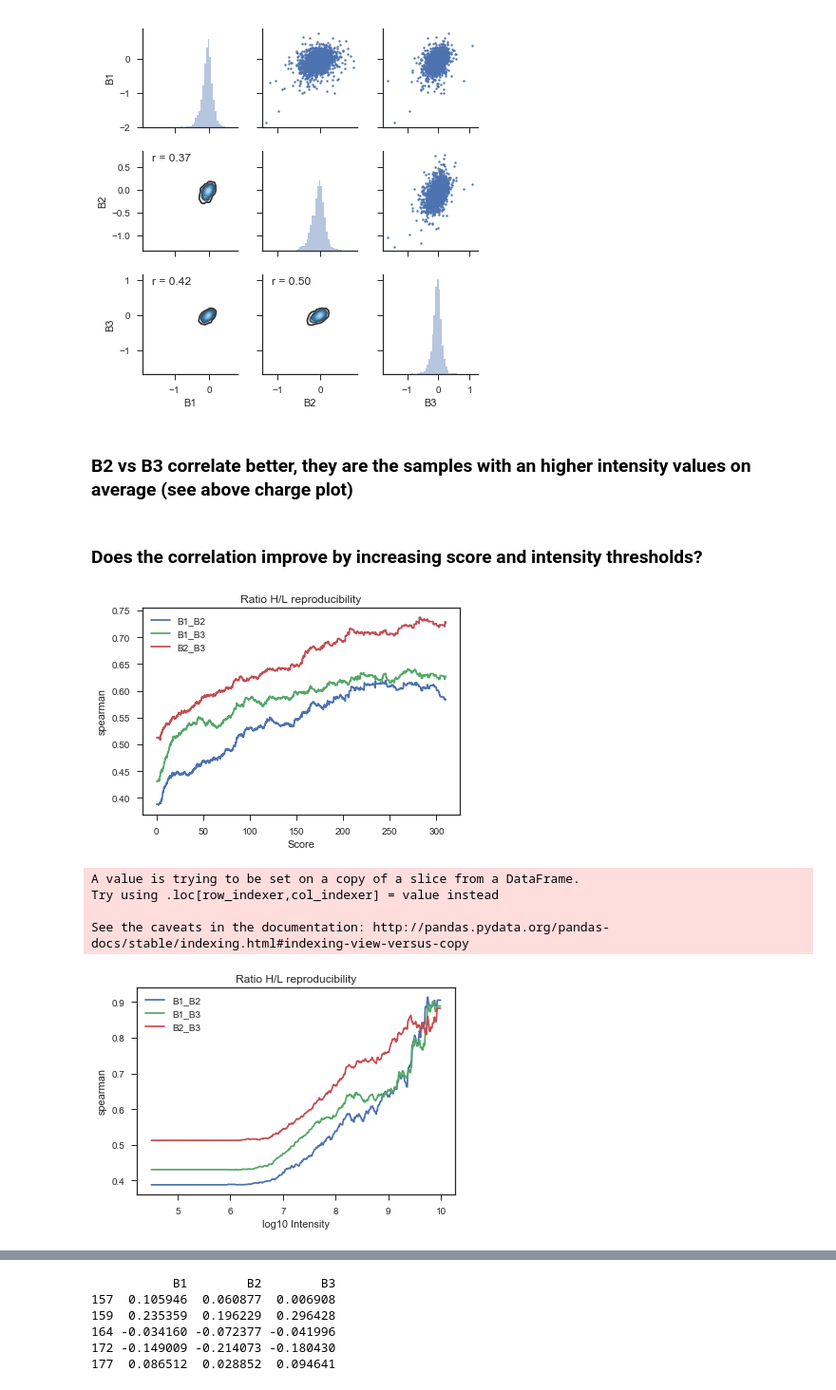
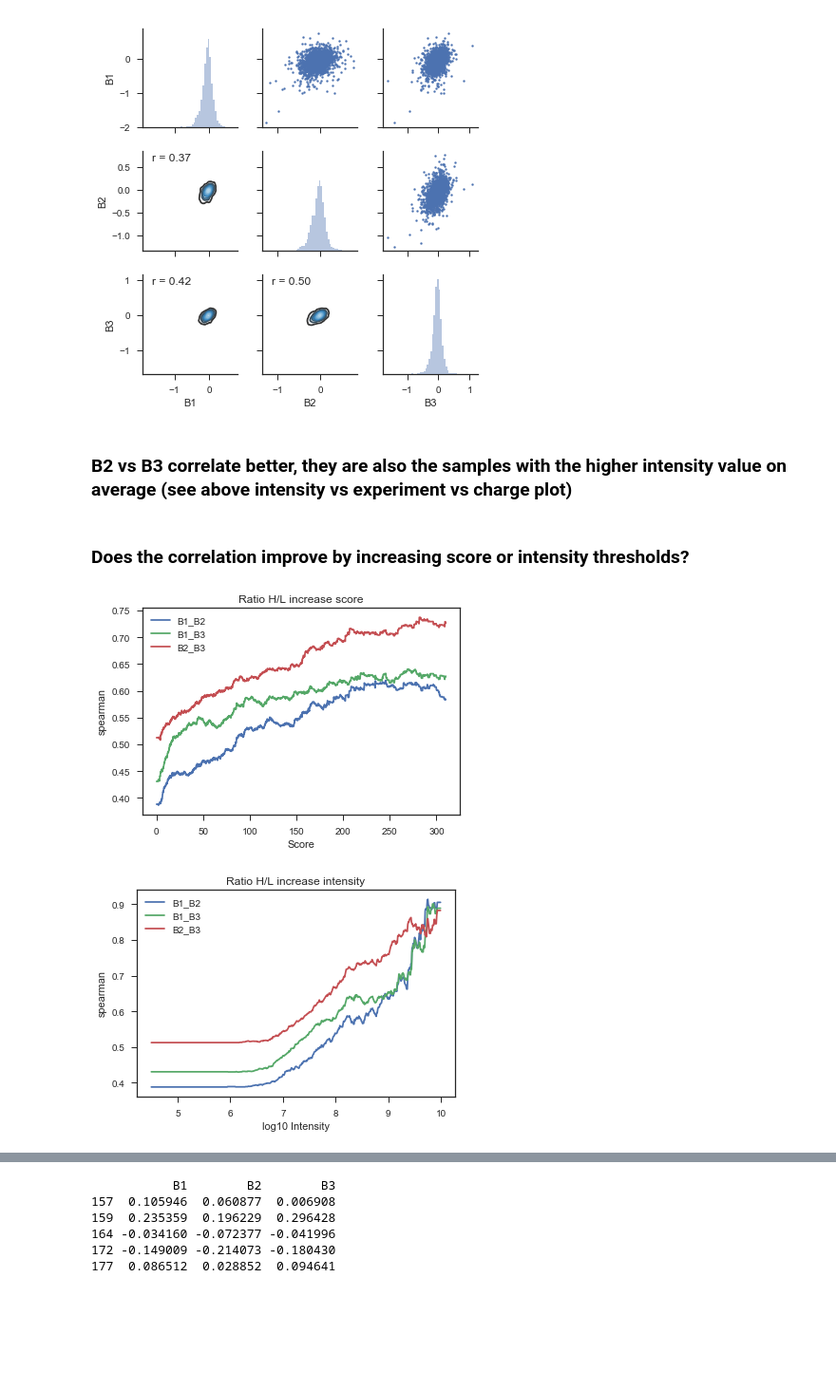
Before and after one commit to mtinti/arno_dro_embryo, a Jupyter notebook: analysis.ipynb, the cells around one changed output, grey strips where cells are left out. Shown at 95% size. Cells and saved outputs as stored; diff of their text form; code cells hidden in the pictures; blank space fills up the shorter version.

Commit message:
add new plots, polish text

```diff
--- a/analysis.ipynb
+++ b/analysis.ipynb
@@ -52,7 +53,10 @@ def make_scatter_matrix(in_df):
 # %%
-
-#use the evidence file for sanity check
+import warnings
+warnings.filterwarnings('ignore')
+#use the evidence file for a sanity check
 df = pd.read_table('evidence.txt')
-#make log10 of intensity for better visualization
+#make log10 of intensity for better visualisation
 df['log10intensity']=np.log10(df['Intensity'])
+df['log10intensityL']=np.log10(df['Intensity L'])
+df['log10intensityH']=np.log10(df['Intensity H'])
 # %%
@@ -90,3 +208,30 @@ plt.title('fraction of Missed cleavages')
 # %% [output]
 Text(0.5,1,'fraction of Missed cleavages')
 [figure]
+# %%
+#detailed percentage of missed cleavages x raw files
+selection = df[ (df["Missed cleavages"]>0) & ( (df["Experiment"]=='B1-std')
+                                              | (df["Experiment"]=='B2-std')
+                                              | (df["Experiment"]=='B3-std')
+                                             ) ]
+selection['count']=1
+selection = selection[[
+                'Raw file',
+                "count"]].groupby(['Raw file']).sum()
+
+selection2 = df[ (df["Missed cleavages"]==0) & ( (df["Experiment"]=='B1-std')
+                                              | (df["Experiment"]=='B2-std')
+                                              | (df["Experiment"]=='B3-std')
+                                             ) ]
+selection2['count']=1
+selection2 = selection2[[
+                'Raw file',
+                "count"]].groupby(['Raw file']).sum()
+
+
+selection = selection/selection2*100
+selection.plot(figsize=(20,4))
+plt.xticks(np.arange(len(selection.index.values)),
+           selection.index.values,
+           rotation=45, ha="right")
+''
@@ -150,10 +302,12 @@ make_scatter_matrix(temp.dropna())
 154 -0.358491 -0.353764 -0.419198
 [figure]
 # %% [markdown]
-### B2 vs B3 correlate better, they are the samples with an higher intensity values on average (see above charge plot)
+### B2 vs B3 correlate better, they are also the samples with the higher intensity value on average (see above intensity vs experiment vs charge plot)
 # %% [markdown]
-### Does the correlation improve by increasing score and intensity thresholds?
+### Does the correlation improve by increasing score or intensity thresholds?
 # %%
+import warnings
+warnings.filterwarnings('ignore')
 def correlete(df=pd.DataFrame(), method='spearman'):
     temp = df[['Ratio H/L B1-std', 'Ratio H/L B2-std', 'Ratio H/L B3-std', 'Score']]
     list_a = []
@@ -186,7 +340,8 @@ def correlete(df=pd.DataFrame(), method='spearman'):
     ax = res.plot(x='x',y='B2_B3',ax=ax)
     ax.set_xlabel('Score')
     ax.set_ylabel(method)
-    plt.title('Ratio H/L reproducibility')
+    ax.set_title('Ratio H/L increase score')
+    #plt.title('Ratio H/L reproducibility')
     plt.show()
 
 
@@ -197,37 +352,34 @@ def correlete(df=pd.DataFrame(), method='spearman'):
     list_c = []
     start = 4.5
     end = 10
     every = 0.01
     for item in np.arange(start, end, every):
         selection = temp[temp['Intensity']>item]
         #print  item, selection.shape
         del selection['Intensity']
         selection = np.log10(selection)
         p = selection.corr(method=method)
         a, b, c = p.iloc[0,1],p.iloc[0,2],p.iloc[1,2]
         list_a.append(a)
         list_b.append(b)
         list_c.append(c)
     res = pd.DataFrame()
     res['B1_B2']=list_a
     res['B1_B3']=list_b
     res['B2_B3']=list_c
     res['x']=np.arange(start, end, every)
     ax = res.plot(x='x',y='B1_B2')
     ax = res.plot(x='x',y='B1_B3',ax=ax)
     ax = res.plot(x='x',y='B2_B3',ax=ax)
     ax.set_xlabel('log10 Intensity')
     ax.set_ylabel(method)
-    plt.title('Ratio H/L reproducibility')
+    ax.set_title('Ratio H/L increase intensity')
+    #plt.title('Ratio H/L reproducibility')
     plt.show()
 
 #for m in ['pearson', 'kendall', 'spearman']:
 correlete(df, method='spearman')
 # %% [output]
 [figure]
-A value is trying to be set on a copy of a slice from a DataFrame.
-Try using .loc[row_indexer,col_indexer] = value instead
-
-See the caveats in the documentation: http://pandas.pydata.org/pandas-docs/stable/indexing.html#indexing-view-versus-copy
-[figure, old version]
+[figure, new version]
 # %% [markdown]
```
Also changed, not shown: parts of 33 cells of this notebook, 1 other file.
